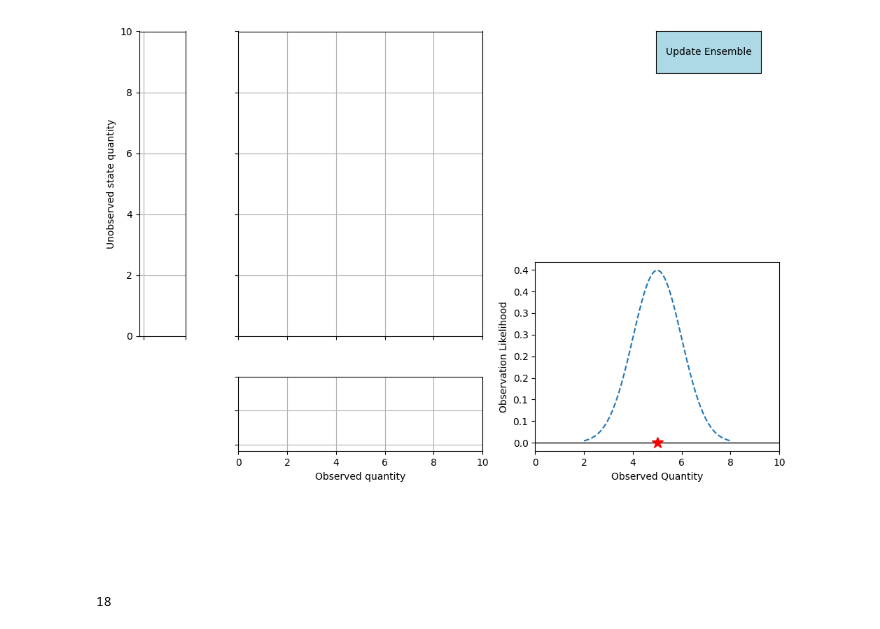
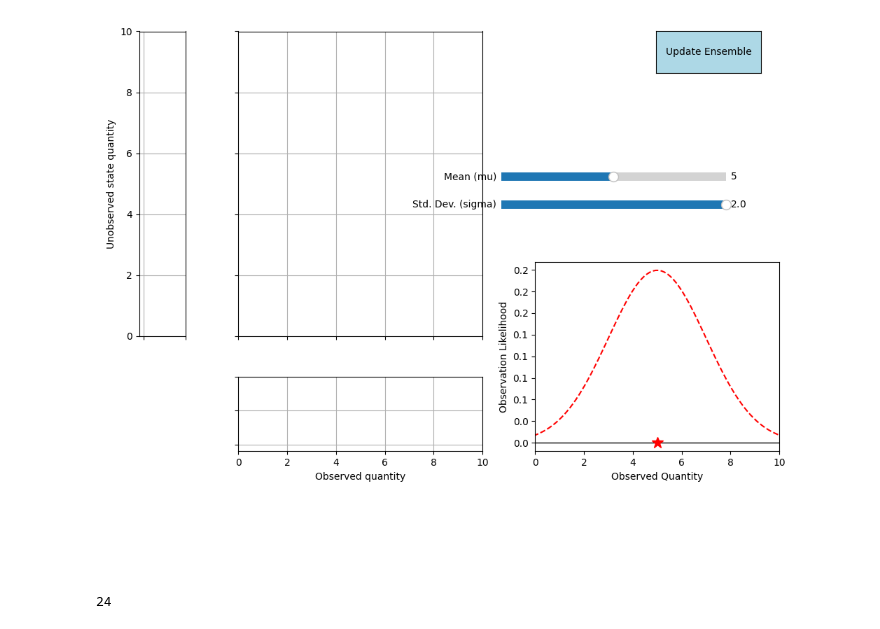
Before and after one commit to hkershaw-brown/pyDARTLAB, a Jupyter notebook: layout_gridspec.ipynb, the cells around one changed output. Saved outputs shown, nothing was run; the diff lists cells and outputs as text; code cells hidden in the pictures.

Commit message:
sliders

```diff
--- a/layout_gridspec.ipynb
+++ b/layout_gridspec.ipynb
@@ -2,6 +2,7 @@
 import matplotlib.pyplot as plt
 import matplotlib.gridspec as gridspec
 from matplotlib.widgets import Button
+from matplotlib.widgets import Slider
 import numpy as np
 from matplotlib.ticker import FuncFormatter
 %matplotlib widget
@@ -19,6 +20,9 @@ ax2 = fig.add_subplot(gs[3, 1:4])   # Observered quantity
 ax3 = fig.add_subplot(gs[0:3, 0])   # Unobserved state quantity
 ax5 = fig.add_subplot(gs[2:4, 4:7]) # Marginal Distristribution of observation
 
+ax5_position = ax5.get_position()
+mu_intial = 5
+sigma_initial = 2
 
 # Customize each subplot
 ax1.grid(True)
@@ -29,6 +33,24 @@ ax1.set_yticklabels([])
 
 ax2.set_xlabel('Observed quantity')
 ax2.grid(True)
+
+slider_ax1 = plt.axes([ax5_position.x0+0.1, 0.7, ax5_position.width, 0.03])  # Adjust bottom as needed
+slider_ax2 = plt.axes([ax5_position.x0+0.1, 0.65, ax5_position.width, 0.03])  # Adjust bottom as needed
+# Creating sliders
+mu_slider = Slider(slider_ax1, 'Mean (mu)', 0.0, 10.0, valinit=mu_intial)
+sigma_slider = Slider(slider_ax2, 'Std. Dev. (sigma)', 0.1, 2.0, valinit=sigma_initial)
+
+# Define the update function
+def update(val):
+    mu = mu_slider.val
+    sigma = sigma_slider.val
+    ax5.clear()  # Clear the previous plot
+    plot_observation(ax5, mu, sigma)  # Re-plot the observation with the new parameters
+    plt.draw()  # Redraw the figure to reflect changes
+
+# Connect the update function to the sliders
+mu_slider.on_changed(update)
+sigma_slider.on_changed(update)
 
 ax3.set_ylabel('Unobserved state quantity')
 ax3.grid(True)
@@ -54,10 +76,10 @@ def hide_negative_numbers(x, pos):
     return f'{x:.1f}'
 
 # Observation
-def plot_observation(ax):
+def plot_observation(ax, mu, sigma):
     # Define the normal distribution parameters
-    mu = 5  # mean
-    sigma = 1  # standard deviation
+    #mu = 5  # mean
+    #sigma = 1  # standard deviation
 
     # Generate x values
     x = np.linspace(mu - 3*sigma, mu + 3*sigma, 100)
@@ -74,7 +96,7 @@ def plot_observation(ax):
     ax.set_xlabel('Observed Quantity')
     ax.set_ylabel('Observation Likelihood')
 
-plot_observation(ax5)
+plot_observation(ax5, mu=mu_intial, sigma=sigma_initial)
 
 # Create a button axes
 button_ax = plt.axes([0.8, 0.9, 0.15, 0.075])  # Adjust the position and size as needed
@@ -130,32 +152,32 @@ def update_ensemble(event):
         ax3.plot([z_plot[i], z_plot[i]], [y_list[i], updated_y[i]], 'b-')
         ax5.plot([x_list[i], updated_x[i]], [obs_z[i], obs_z[i]], 'b-')
 
     plt.draw()  # Redraw the figure to reflect changes
 
 # Connect the event handler
 button.on_clicked(update_ensemble)
 
 plt.tight_layout()
 plt.show()
 
 # Initialize an empty list to store the points
 clicked_points = []
 
 def on_click(event):
     # Check if the click was on ax1
     if event.inaxes == ax1:
         # Append the clicked point (xdata, ydata) to the list
         clicked_points.append((event.xdata, event.ydata))
         print(f"Clicked at x={event.xdata}, y={event.ydata}")
         # Plot the click coordinates on ax1
         ax1.plot(event.xdata, event.ydata, 'go')  # 'ro' plots a red dot
         ax2.plot(event.xdata, 0, 'g*')
         ax3.plot(0, event.ydata, 'g*')
         ax5.plot(event.xdata, 0, 'g*')
         plt.draw()  # Update the plot with the new point
 
 # Connect the event handler to the figure
 fig.canvas.mpl_connect('button_press_event', on_click)
 # %% [output]
-[figure, old version]
+[figure, new version]
-18
+24
```
